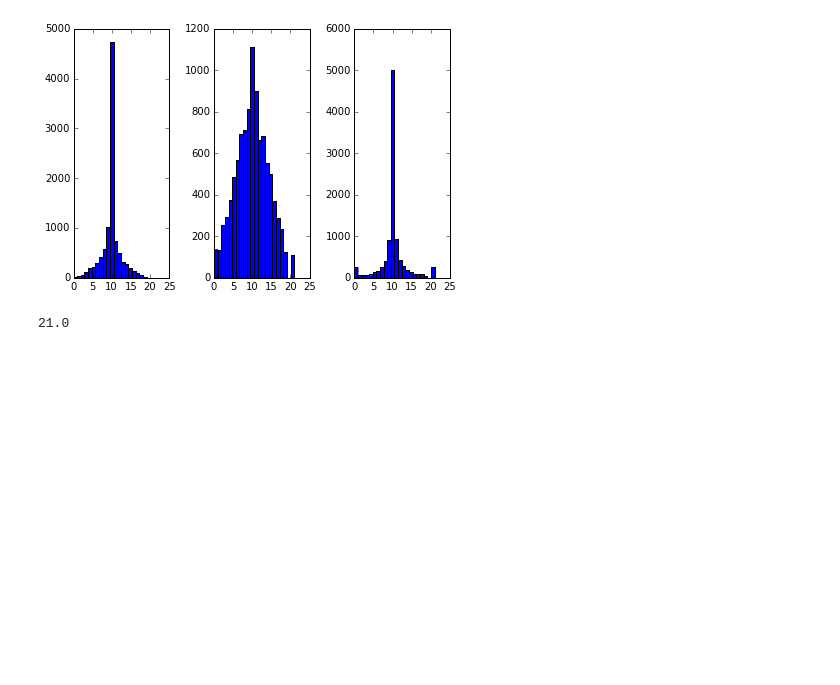
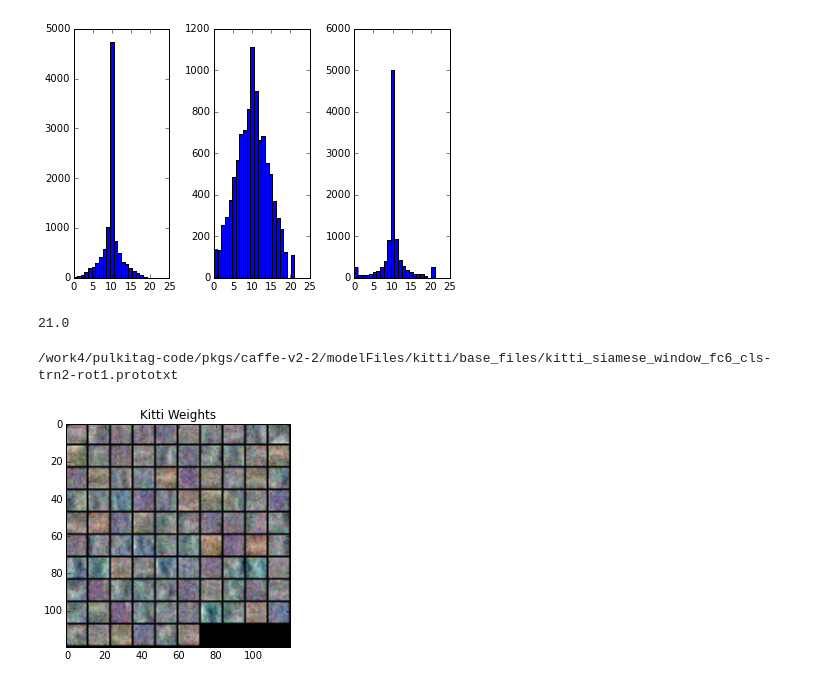
Before and after one commit to pulkitag/caffe, a Jupyter notebook: modelFiles/kitti/documentation/Kitti-Document.ipynb, the cells around one changed output. Saved outputs shown, nothing was run; the diff lists cells and outputs as text; code cells hidden in the pictures; blank space fills up the shorter version.

```diff
--- a/modelFiles/kitti/documentation/Kitti-Document.ipynb
+++ b/modelFiles/kitti/documentation/Kitti-Document.ipynb
@@ -146,3 +150,16 @@ All lines already read
 print np.max(lbls)
 # %% [output]
 21.0
+# %%
+prms    = ku.get_prms(poseType='sigMotion', maxFrameDiff=7, lossType='classify')
+cPrms   = kn.get_caffe_prms(concatLayer='fc6')
+numIter = 50000
+ax1  = plt.subplot(1,1,1)
+exp   = kn.setup_experiment(prms, cPrms)
+modelFile = exp.get_snapshot_name(numIter=numIter)
+defFile   = exp.files_['netdef']
+net    = mp.MyNet(defFile, modelFile)
+net.vis_weights('conv1', ax=ax1, titleName='Kitti Weights')
+# %% [output]
+/work4/pulkitag-code/pkgs/caffe-v2-2/modelFiles/kitti/base_files/kitti_siamese_window_fc6_cls-trn2-rot1.prototxt
+[figure, added]
```
Also changed, not shown: parts of 2 cells of this notebook, 56 other files.
